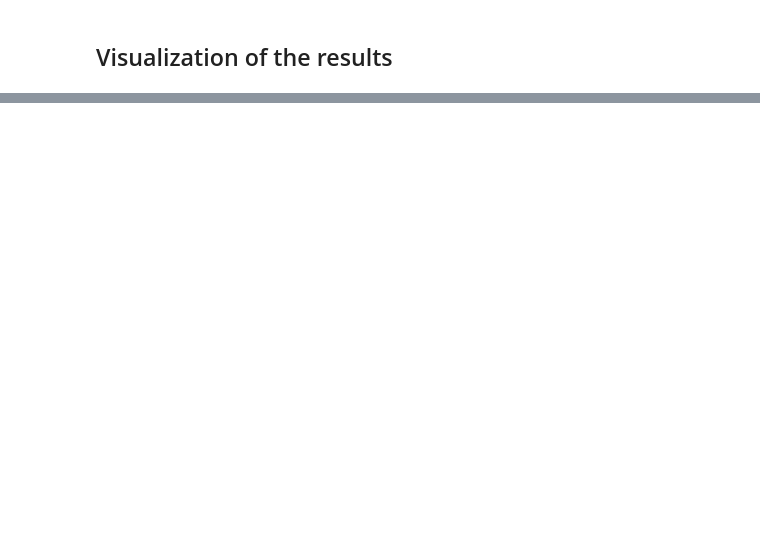
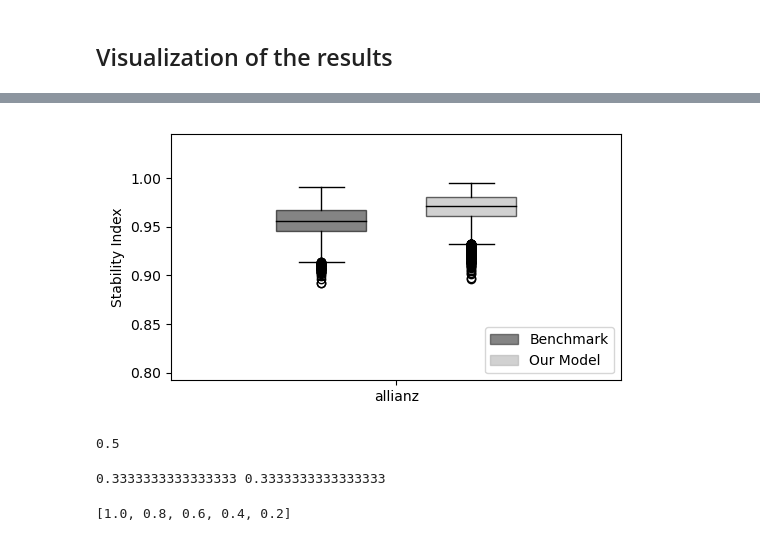
Before and after one commit to edo1691/ad_shap_stability, a Jupyter notebook: notebooks/00_04_graph_paper.ipynb, the cells around one changed output, grey strips where cells are left out. Cells and saved outputs as stored; diff of their text form; code cells hidden in the pictures; blank space fills up the shorter version.

```diff
--- a/notebooks/00_04_graph_paper.ipynb
+++ b/notebooks/00_04_graph_paper.ipynb
@@ -257,0 +477,13 @@ df_fil1
+# %%
+dataset_id = 'allianz'
+#df_names = [dataset_id1, dataset_id2, dataset_id3, dataset_id4, dataset_id5, dataset_id6]
+
+df_real = process_data(dataset_id, data_root)
+
+factor = 1.0
+#df_fil_real = filter_and_select(df_real, factor)
+
+var = ['dataset', 'hpo', 'n_estimators', 'max_feats', 'n_feats', 'stability index', 'shap_stab', 'shap_q2', 'model_stab']
+#df_group = round(df_fil_real[var],4)
+
+df_graph_real = process_graph_data(df_real)
@@ -257,0 +507,6 @@ df_fil1
+# %%
+group_1 = df_real[var][(df_real.n_estimators==100) &
+                       (df_real.n_feats==df_real.n_feats.max()) &
+                       (df_real.max_feats==df_real.max_feats.max())]
+# %%
+group_2 = df_real[var][(df_real.n_feats==28)].sort_values('stability index', ascending=False).head(1)
@@ -257,0 +533,3 @@ df_fil1
+# %%
+df_group = append_dataframes([group_1, group_2])
+df_group
@@ -257,0 +540,7 @@ df_fil1
+# %%
+# Example usage
+image_1 =  '../boxplots_real.png'
+plot_shap_stab_boxplots([df_group], [dataset_id], size=3)
+plt.savefig(image_1, bbox_inches='tight', pad_inches=0.1)  #Save the plot to a file
+# %% [output]
+[figure, added]
@@ -257,0 +553,12 @@ df_fil1
+# %%
+alpha_param / (alpha_param + beta_param)
+# %% [output]
+0.5
+# %%
+print(alpha_param, beta_param)
+# %% [output]
+0.3333333333333333 0.3333333333333333
+# %%
+norm_list
+# %% [output]
+[1.0, 0.8, 0.6, 0.4, 0.2]
```
Also changed, not shown: parts of 20 cells of this notebook, 14 other files.
